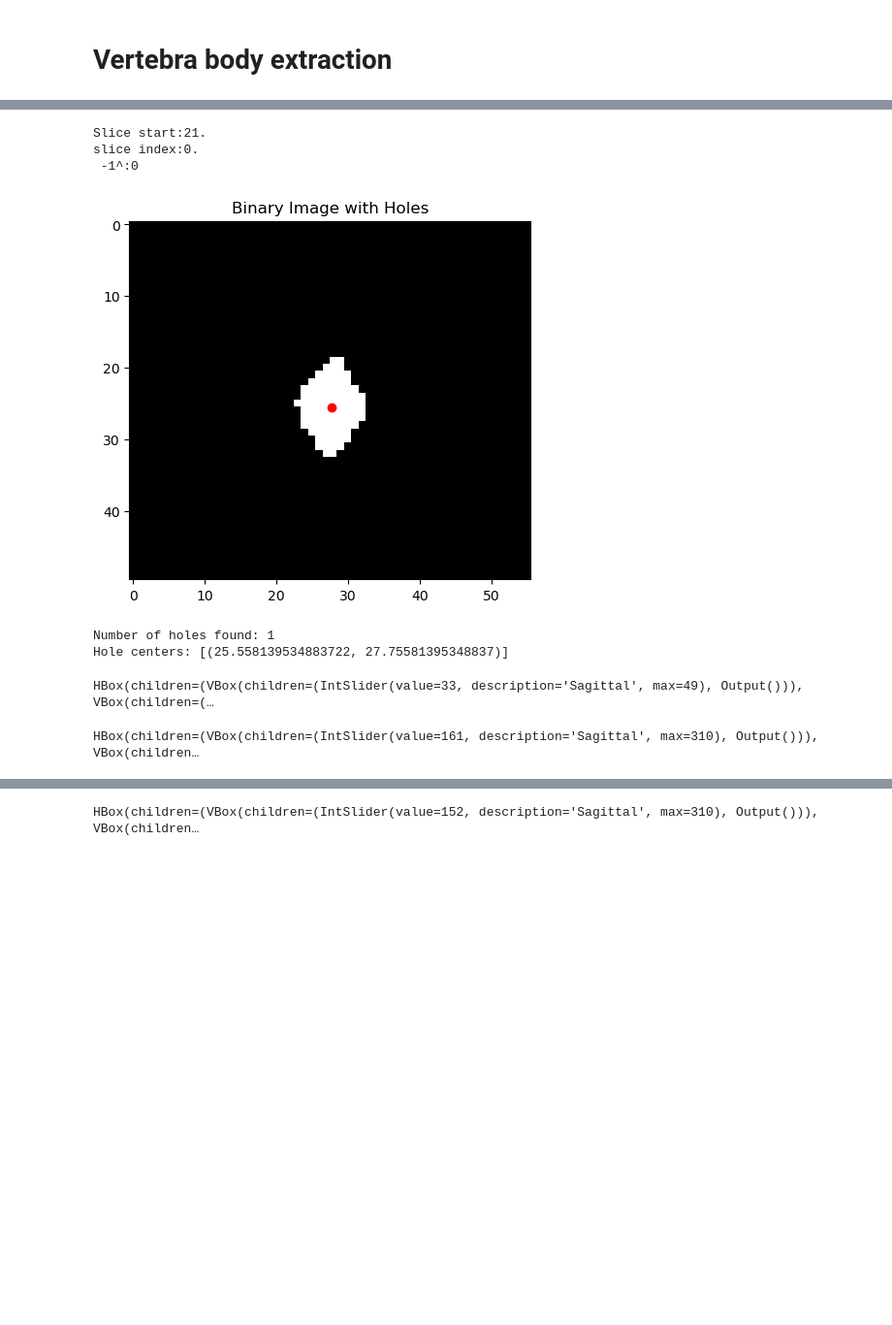
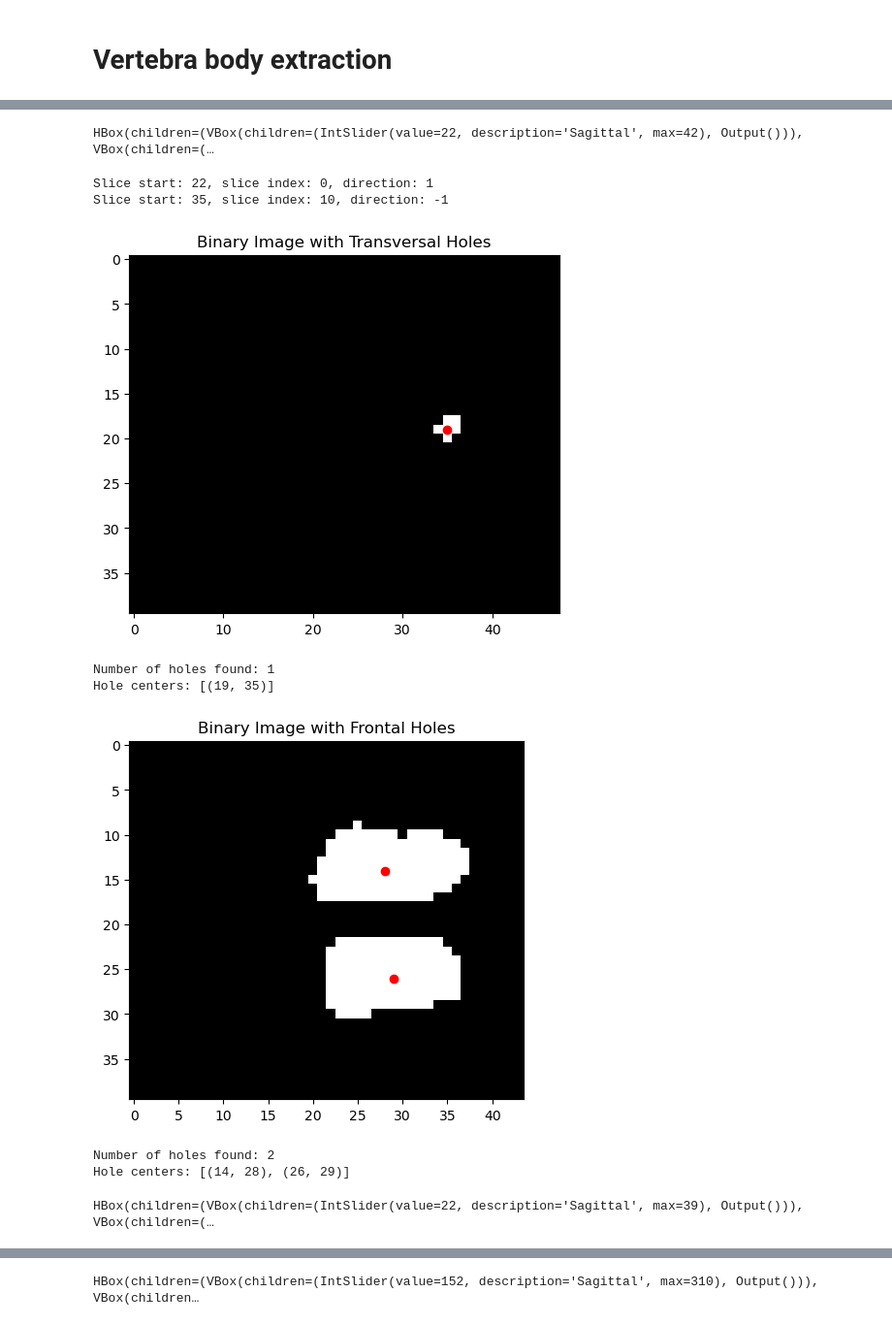
Before and after one commit to EmilKoco/Segmentation-practice, a Jupyter notebook: TestProgam.ipynb, the cells around one changed output, grey strips where cells are left out. Shown: that part at 97% size. Cells and saved outputs as stored; diff of their text form; code cells hidden in the pictures; blank space fills up the shorter version.

```diff
--- a/TestProgam.ipynb
+++ b/TestProgam.ipynb
@@ -277,7 +283,7 @@ def cut_body(new_arr, value, plot=False):
 
     #For frontal they are organised (Sagital slice, Transversal)
     #For transversal they are organised (Sagital, Frontal)
-    transversal_holes = hole_find(binary_image, True, plot)
+    transversal_holes,_ = hole_find(binary_image, plot)
     if transversal_holes == None:
         return temp, sagital_start, frontal_start, transversal_start
 
@@ -366,21 +404,31 @@ Hole centers: [(15.170454545454545, 23.420454545454547), (35.80232558139535, 24.
+# %%
+#Test cell
+output_img_info, output_img_data = read_data()
+value = 37
+array = (output_img_data == value).astype(np.uint8) * value
+tmp, sagital_start, frontal_start, transversal_start = crop_image(array)
+plot_segmentation(tmp, value)
+# %% [output]
+HBox(children=(VBox(children=(IntSlider(value=22, description='Sagittal', max=42), Output())), VBox(children=(…
 # %%
 #Real working cell
 output_img_info, output_img_data = read_data()
-value = 30
+value = 36
 array = (output_img_data == value).astype(np.uint8) * value
 tmp, sagital_start, frontal_start, transversal_start = cut_body(array, value, plot=True)
 plot_segmentation(tmp, value)
 tmp2 = restore_array(output_img_data, tmp, sagital_start, frontal_start, transversal_start, value)
 plot_segmentation(tmp2, value)
 # %% [output]
-Slice start:21.
-slice index:0.
- -1^:0
+Slice start: 22, slice index: 0, direction: 1
+Slice start: 35, slice index: 10, direction: -1
-[figure, old version]
+[figure, new version]
 Number of holes found: 1
-Hole centers: [(25.558139534883722, 27.75581395348837)]
+Hole centers: [(19, 35)]
+[figure, added]
-HBox(children=(VBox(children=(IntSlider(value=33, description='Sagittal', max=49), Output())), VBox(children=(…
+Number of holes found: 2
+Hole centers: [(14, 28), (26, 29)]
-HBox(children=(VBox(children=(IntSlider(value=161, description='Sagittal', max=310), Output())), VBox(children…
+HBox(children=(VBox(children=(IntSlider(value=22, description='Sagittal', max=39), Output())), VBox(children=(…
 # %%
 output_img_nifti, output_img_data = read_data()
 values = np.unique(output_img_data)
```
Also changed, not shown: parts of 7 cells of this notebook.
